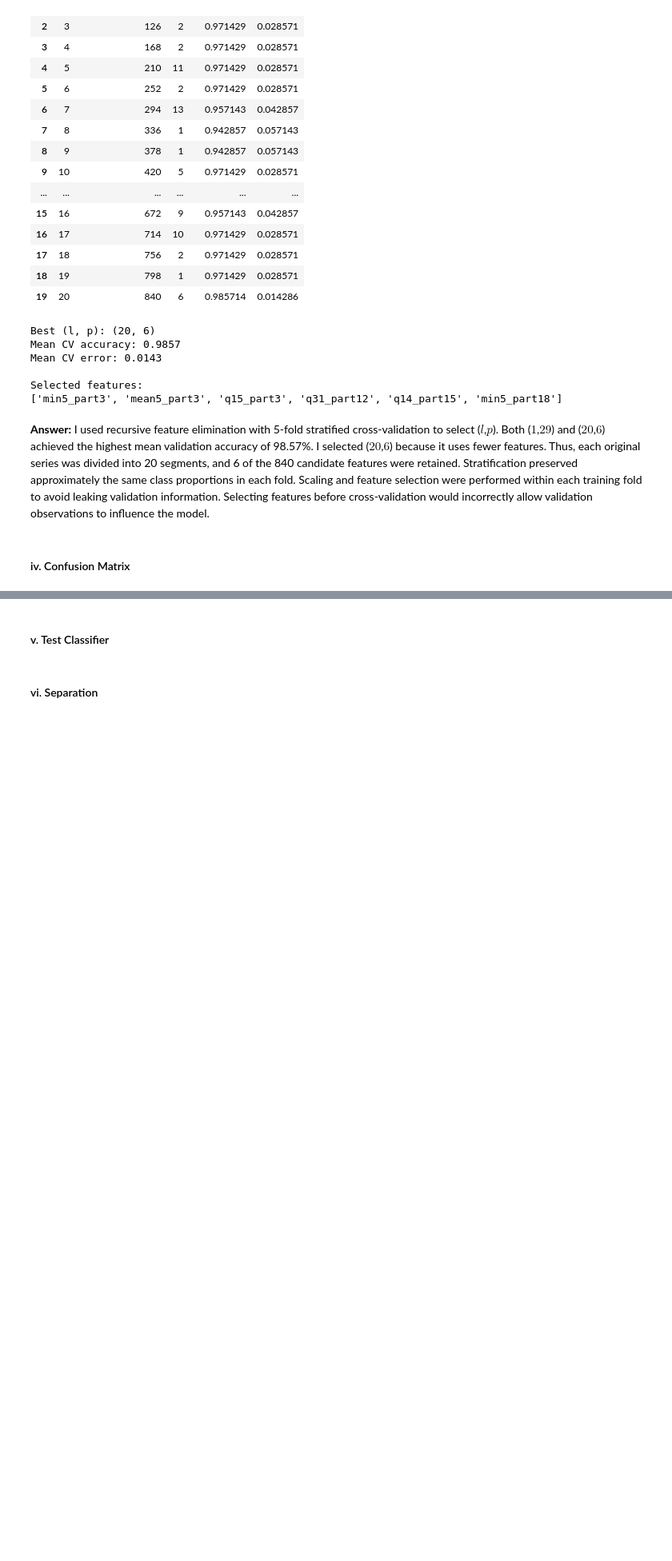
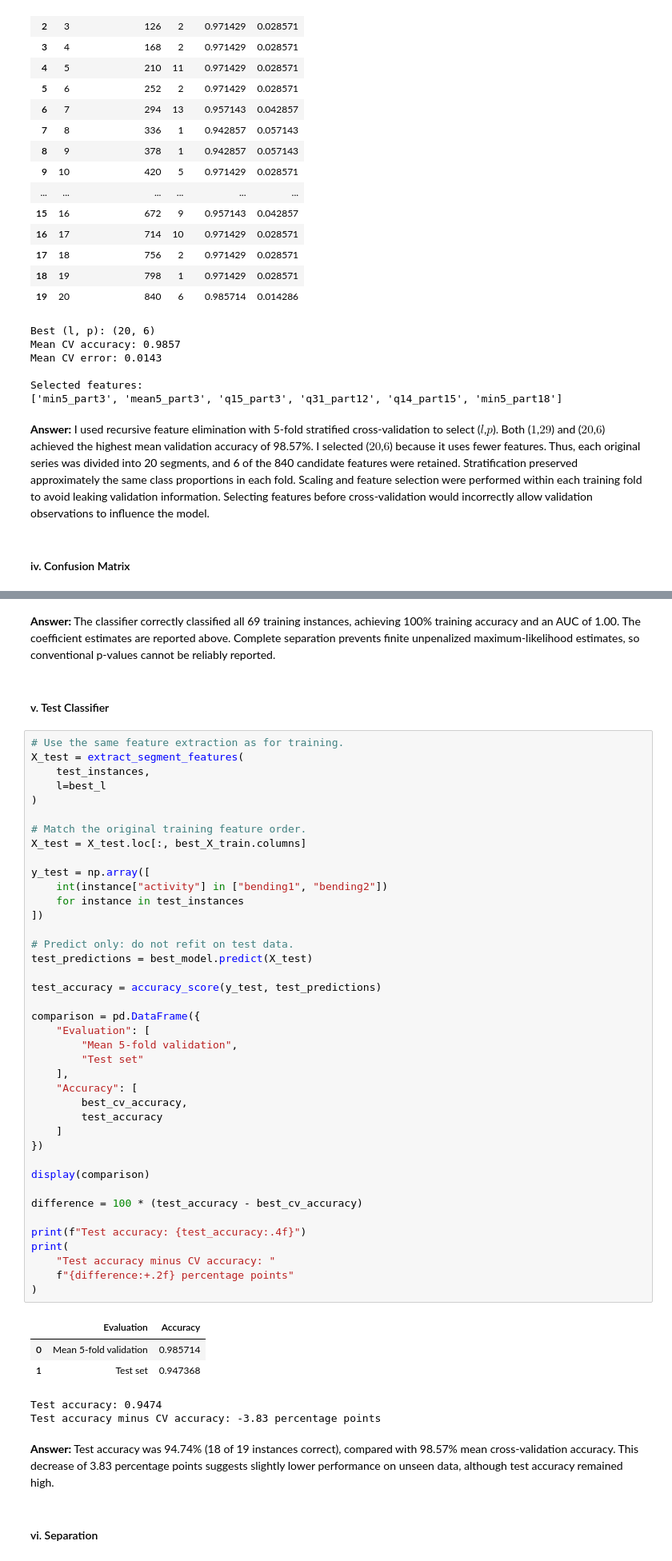
Before and after one commit to akeehan56/DSCI552, a Jupyter notebook: HW4/notebook/Keehan_Alyssa_HW4.ipynb, the cells around one changed output, grey strips where cells are left out. Shown at 80% size. Drawn from its saved outputs; the diff is of its cells as text; blank space fills up the shorter version.

```diff
--- a/HW4/notebook/Keehan_Alyssa_HW4.ipynb
+++ b/HW4/notebook/Keehan_Alyssa_HW4.ipynb
@@ -680,4 +860,54 @@ Stratification preserved approximately the same class proportions in each fold.
+# %% [markdown]
+**Answer:** The classifier correctly classified all 69 training instances, achieving 100% training accuracy and an AUC of 1.00. The coefficient estimates are reported above. Complete separation prevents finite unpenalized maximum-likelihood estimates, so conventional p-values cannot be reliably reported.
 # %% [markdown]
 #### v. Test Classifier
+# %%
+# Use the same feature extraction as for training.
+X_test = extract_segment_features(
+    test_instances,
+    l=best_l
+)
+
+# Match the original training feature order.
+X_test = X_test.loc[:, best_X_train.columns]
+
+y_test = np.array([
+    int(instance["activity"] in ["bending1", "bending2"])
+    for instance in test_instances
+])
+
+# Predict only: do not refit on test data.
+test_predictions = best_model.predict(X_test)
+
+test_accuracy = accuracy_score(y_test, test_predictions)
+
+comparison = pd.DataFrame({
+    "Evaluation": [
+        "Mean 5-fold validation",
+        "Test set"
+    ],
+    "Accuracy": [
+        best_cv_accuracy,
+        test_accuracy
+    ]
+})
+
+display(comparison)
+
+difference = 100 * (test_accuracy - best_cv_accuracy)
+
+print(f"Test accuracy: {test_accuracy:.4f}")
+print(
+    "Test accuracy minus CV accuracy: "
+    f"{difference:+.2f} percentage points"
+)
+# %% [output]
+|  | Evaluation | Accuracy |
+| 0 | Mean 5-fold validation | 0.985714 |
+| 1 | Test set | 0.947368 |
+Test accuracy: 0.9474
+Test accuracy minus CV accuracy: -3.83 percentage points
+# %% [markdown]
+**Answer:** Test accuracy was 94.74% (18 of 19 instances correct), compared with 98.57% mean cross-validation accuracy. This decrease of 3.83 percentage points suggests slightly lower performance on unseen data, although test accuracy remained high.
 # %% [markdown]
 #### vi. Separation
```
Also changed, not shown: parts of 12 cells of this notebook.
